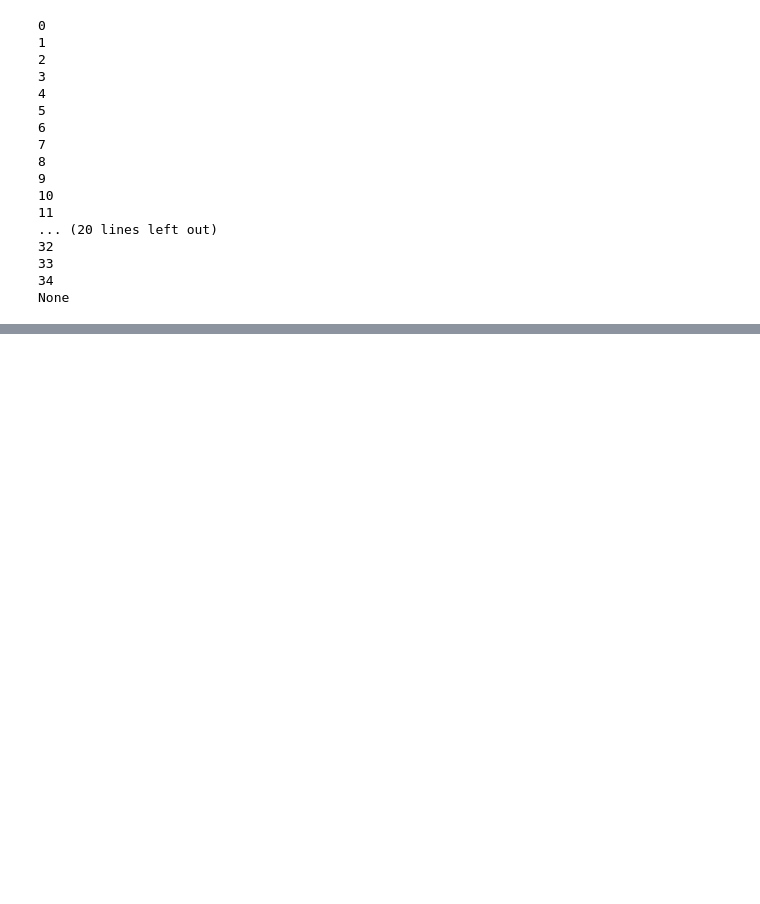
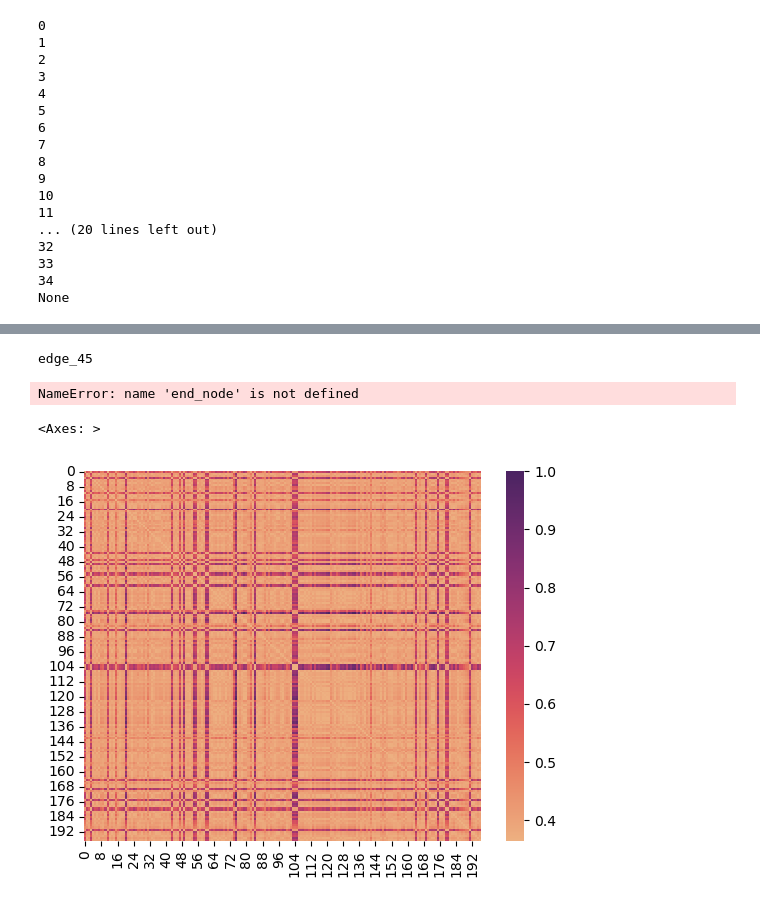
Before and after one commit to KevySilb/bme230-finalproj, a Jupyter notebook: kmer_analysis/svd.ipynb, the cells around one changed output, grey strips where cells are left out. Saved outputs shown, nothing was run; the diff lists cells and outputs as text; code cells hidden in the pictures; blank space fills up the shorter version.

```diff
--- a/kmer_analysis/svd.ipynb
+++ b/kmer_analysis/svd.ipynb
@@ -188,0 +288,71 @@ MD.print_subprocess(MD.completed_process)
+# %%
+def coverage_func(current, neighbor, coverage_data):
+    """
+    Defines the cost of moving from current to neighbor based on coverage.
+    Lower coverage results in a higher cost to prioritize high-coverage paths.
+    """
+    # Lookup coverage for the neighbor; add 1 to avoid division by zero
+    return 1.0 / (coverage_data.get(str(neighbor), 1) + 1)
+
+
+# Modified A* Function with 'came_from' handling
+def a_star(graph, start, end, coverage_func):
+    open_set = set([start])
+    closed_set = set()
+
+    g_score = {node: float('inf') for node in graph.nodes}
+    g_score[start] = 0
+
+    f_score = {node: float('inf') for node in graph.nodes}
+    f_score[start] = coverage_func(start)
+
+    open_heap = [(f_score[start], start)]
+
+    while open_set:
+        current = heapq.heappop(open_heap)[1]
+        if current == end:
+            return reconstruct_path(came_from, current)
+
+        open_set.remove(current)
+        closed_set.add(current)
+
+        for neighbor in graph.neighbors(current):
+            if neighbor in closed_set:
+                continue
+
+            tentative_g_score = g_score[current] + 1 / coverage_func(current, neighbor)  # Adjust coverage_func as needed
+
+            if neighbor not in open_set:
+                open_set.add(neighbor)
+                heapq.heappush(open_heap, (f_score[neighbor], neighbor))
+            elif tentative_g_score >= g_score[neighbor]:
+                continue
+
+            came_from[neighbor] = current
+            g_score[neighbor] = tentative_g_score
+            f_score[neighbor] = g_score[neighbor] + coverage_func(neighbor)  # Adjust coverage_func as needed
+
+    return None
+
+# Assuming coverage_data is a dictionary {segment_name: coverage}
+# and gfa is your Gfa object loaded with gfapy
+longest_segment = max(g.segments, key=lambda x: len(x.sequence))
+start_node = longest_segment.name
+print(start_node)
+# Modify the A* call to include coverage_data
+path = a_star(G, start_node, end_node, lambda current, neighbor: coverage_func(current, neighbor, coverage_data))
+
+# print("Optimal path based on coverage:", path)
+# %% [output]
+edge_45
+NameError: name 'end_node' is not defined
+# %%
+with open('kl_normalized.pkl', 'rb') as f:
+    data = np.load(f, allow_pickle=True)
+
+import seaborn as sns
+
+sns.heatmap(data, cmap='flare')
+# %% [output]
+<Axes: >
+[figure, added]
```
Also changed, not shown: parts of 17 cells of this notebook, 10 other files.
